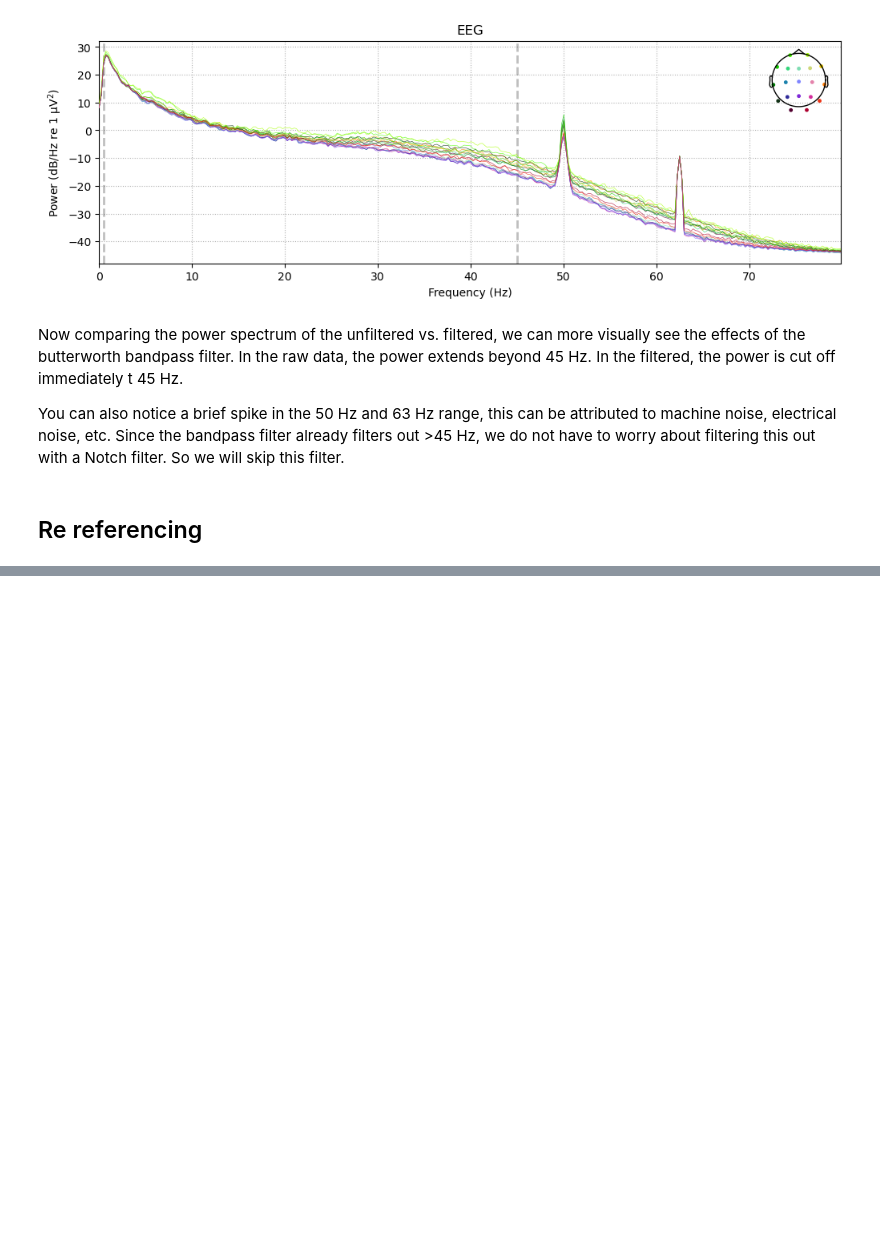
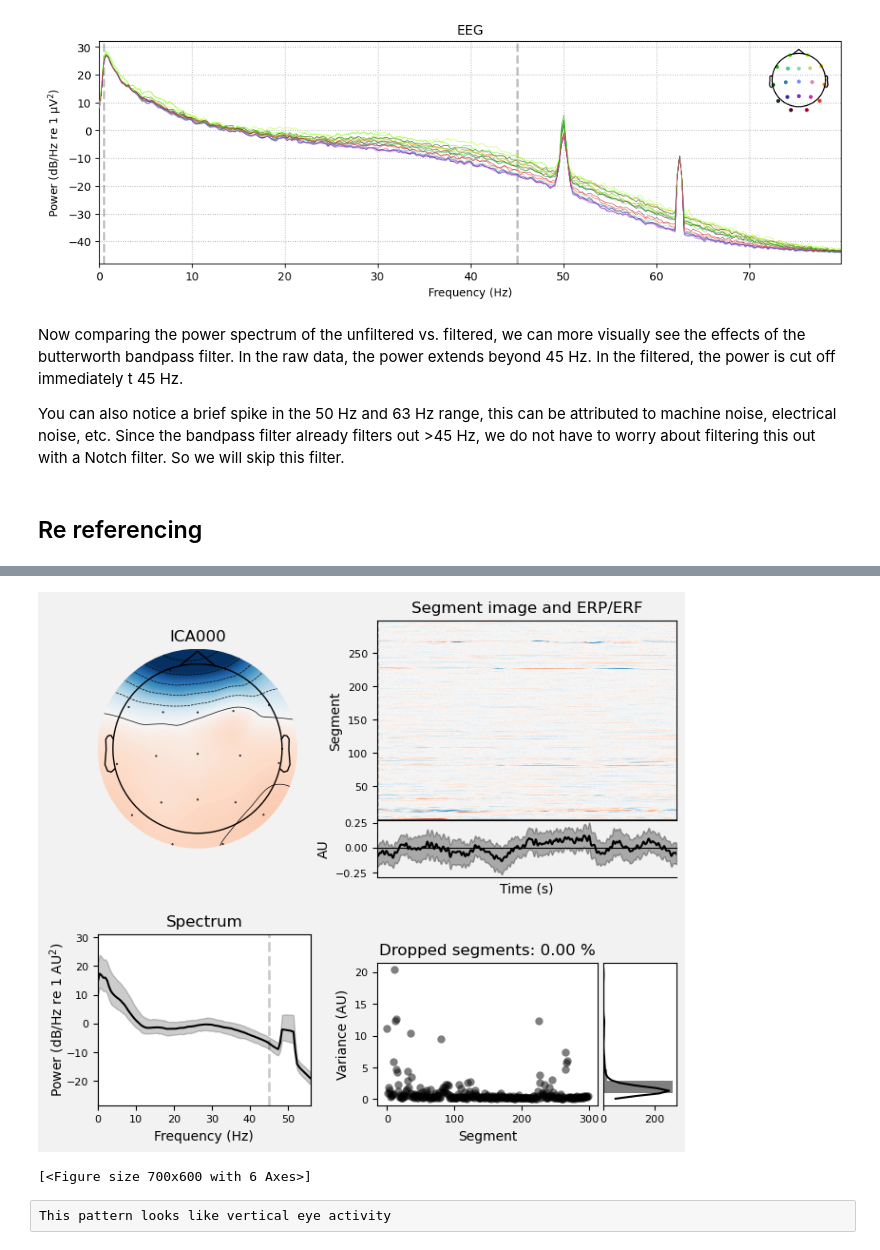
Before and after one commit to LasyaYadlapati/resting-state-eeg-analysis, a Jupyter notebook: filter.ipynb, the cells around one changed output, grey strips where cells are left out. Drawn from its saved outputs; the diff is of its cells as text; code cells hidden in the pictures; blank space fills up the shorter version.

```diff
--- a/filter.ipynb
+++ b/filter.ipynb
@@ -80,0 +154,7 @@ You can also notice a brief spike in the 50 Hz and 63 Hz range, this can be attr
+# %%
+ica.plot_properties(raw_ref, picks=[0])
+# %% [output]
+[figure, added]
+[<Figure size 700x600 with 6 Axes>]
+# %% [raw]
+This pattern looks like vertical eye activity
```
Also changed, not shown: parts of 16 cells of this notebook.
